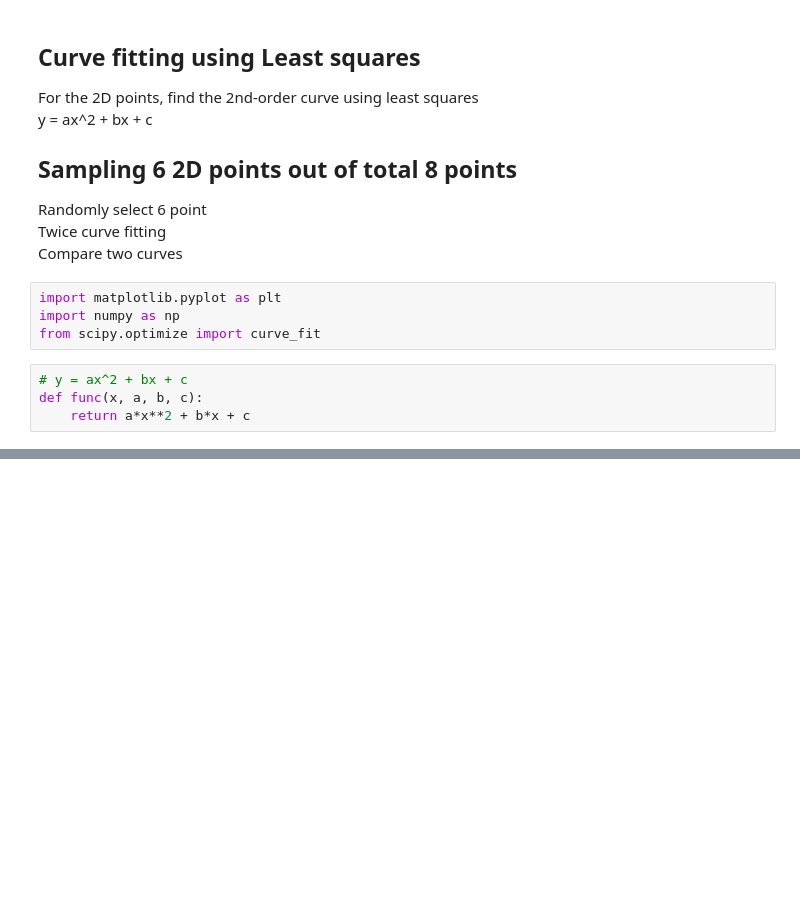
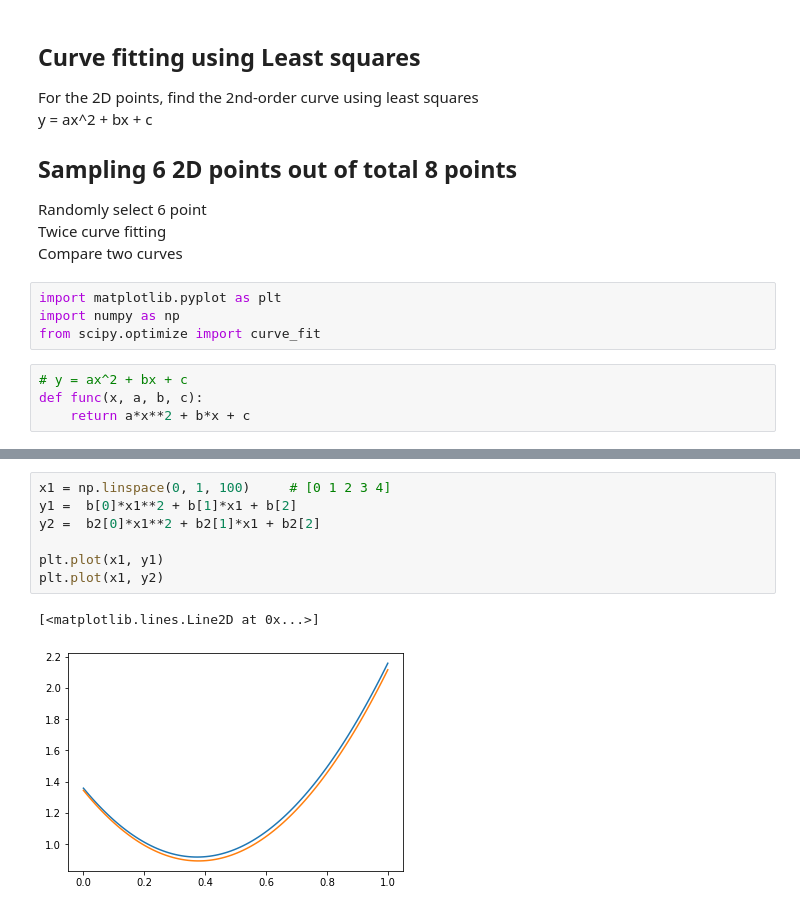
Before and after one commit to one-gidung/BigLeader_AI_Academy, a Jupyter notebook: 2021-07-06_HW.ipynb, the cells around one changed output, grey strips where cells are left out. Saved outputs shown, nothing was run; the diff lists cells and outputs as text; blank space fills up the shorter version.

```diff
--- a/2021-07-06_HW.ipynb
+++ b/2021-07-06_HW.ipynb
@@ -31,0 +135,10 @@ data = np.square(x, y)
+# %%
+x1 = np.linspace(0, 1, 100)     # [0 1 2 3 4]
+y1 =  b[0]*x1**2 + b[1]*x1 + b[2]
+y2 =  b2[0]*x1**2 + b2[1]*x1 + b2[2]
+
+plt.plot(x1, y1)
+plt.plot(x1, y2)
+# %% [output]
+[<matplotlib.lines.Line2D at 0x...>]
+[figure, added]
```
Also changed, not shown: parts of 11 cells of this notebook.
